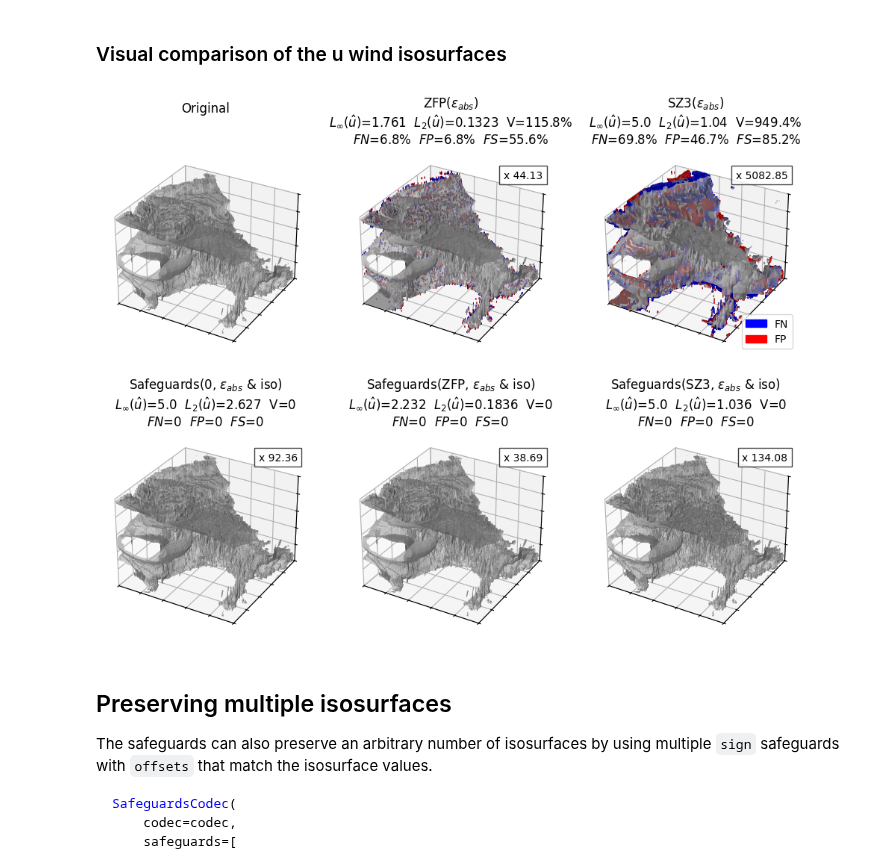
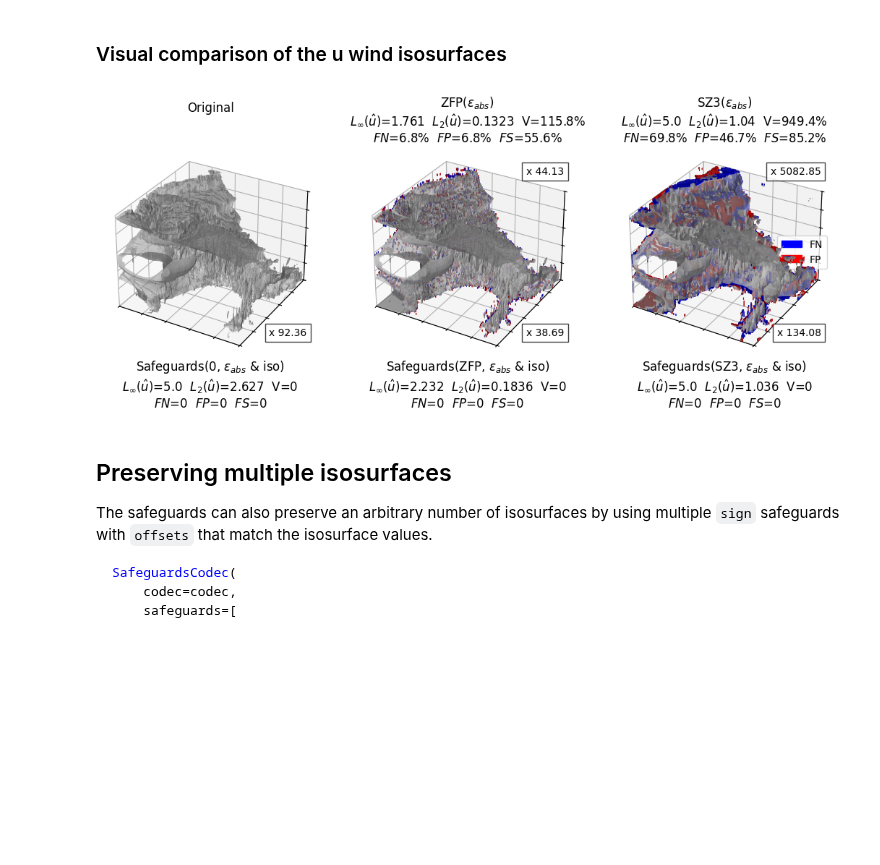
Before and after one commit to juntyr/compression-safeguards, a Jupyter notebook: examples/isosurface.ipynb, the cells around one changed output. Drawn from its saved outputs; the diff is of its cells as text; code cells hidden in the pictures; blank space fills up the shorter version.

```diff
--- a/examples/isosurface.ipynb
+++ b/examples/isosurface.ipynb
@@ -272,12 +281,12 @@ plt.show()
 
 We configure each compressor with an absolute error bound of 5 m/s and aim to preserve the mean value isosurface. The error bound is chosen to be quite high so that compression artefacts are visually distinguishable.
 # %%
-eb_abs = 5
-level = float(np.nanmean(uf48))
+eb_abs_u = 5
+level_u = float(np.nanmean(uf48))
 # %%
 from numcodecs_wasm_zfp import Zfp
 
-zfp = Zfp(mode="fixed-accuracy", tolerance=eb_abs, non_finite="allow-unsafe")
+zfp = Zfp(mode="fixed-accuracy", tolerance=eb_abs_u, non_finite="allow-unsafe")
 
 uf48_zfp_enc = zfp.encode(uf48)
 uf48_zfp = zfp.decode(uf48_zfp_enc)
@@ -285,7 +294,7 @@ uf48_zfp_cr = uf48.nbytes / uf48_zfp_enc.nbytes
 # %%
 from numcodecs_wasm_sz3 import Sz3
 
-sz3 = Sz3(eb_mode="abs", eb_abs=eb_abs)
+sz3 = Sz3(eb_mode="abs", eb_abs=eb_abs_u)
 
 uf48_sz3_enc = sz3.encode(uf48)
 uf48_sz3 = sz3.decode(uf48_sz3_enc)
@@ -320,78 +329,56 @@ for codec in [
 # %% [markdown]
 ### Visual comparison of the u wind isosurfaces
 # %%
-fig = plt.figure(figsize=(12, 9))
-gs = gridspec.GridSpec(2, 3)
+fig = plt.figure(figsize=(13, 5))
+gs = gridspec.GridSpec(1, 3)
 
 plot_isosurface(
     uf48,
+    uf48_sg["zero"],
     uf48,
     1.0,
+    uf48_sg_cr["zero"],
     fig.add_subplot(gs[0, 0], projection="3d"),
     "Original",
+    r"Safeguards(0, $\epsilon_{abs}$ & iso)",
     "u",
-    level=level,
+    level=level_u,
 )
 plot_isosurface(
     uf48_zfp,
+    uf48_sg["zfp.rs"],
     uf48,
     uf48_zfp_cr,
+    uf48_sg_cr["zfp.rs"],
     fig.add_subplot(gs[0, 1], projection="3d"),
     r"ZFP($\epsilon_{abs}$)",
+    r"Safeguards(ZFP, $\epsilon_{abs}$ & iso)",
     "u",
-    level=level,
+    level=level_u,
     error=True,
 )
 plot_isosurface(
     uf48_sz3,
+    uf48_sg["sz3.rs"],
     uf48,
     uf48_sz3_cr,
+    uf48_sg_cr["sz3.rs"],
     fig.add_subplot(gs[0, 2], projection="3d"),
     r"SZ3($\epsilon_{abs}$)",
+    r"Safeguards(SZ3, $\epsilon_{abs}$ & iso)",
     "u",
-    level=level,
+    level=level_u,
     error=True,
     legend=True,
-)
-
-plot_isosurface(
-    uf48_sg["zero"],
-    uf48,
-    uf48_sg_cr["zero"],
-    fig.add_subplot(gs[1, 0], projection="3d"),
-    r"Safeguards(0, $\epsilon_{abs}$ & iso)",
-    "u",
-    level=level,
-    error=True,
-)
-plot_isosurface(
-    uf48_sg["zfp.rs"],
-    uf48,
-    uf48_sg_cr["zfp.rs"],
-    fig.add_subplot(gs[1, 1], projection="3d"),
-    r"Safeguards(ZFP, $\epsilon_{abs}$ & iso)",
-    "u",
-    level=level,
-    error=True,
-)
-plot_isosurface(
-    uf48_sg["sz3.rs"],
-    uf48,
-    uf48_sg_cr["sz3.rs"],
-    fig.add_subplot(gs[1, 2], projection="3d"),
-    r"Safeguards(SZ3, $\epsilon_{abs}$ & iso)",
-    "u",
-    level=level,
-    error=True,
 )
 
 plt.tight_layout()
 
 plt.savefig("isosurface-u.pdf", dpi=300)
 
 plt.show()
 # %% [output]
-[figure, old version]
+[figure, new version]
 # %% [markdown]
 ## Preserving multiple isosurfaces
 
```
Also changed, not shown: parts of 7 cells of this notebook.
